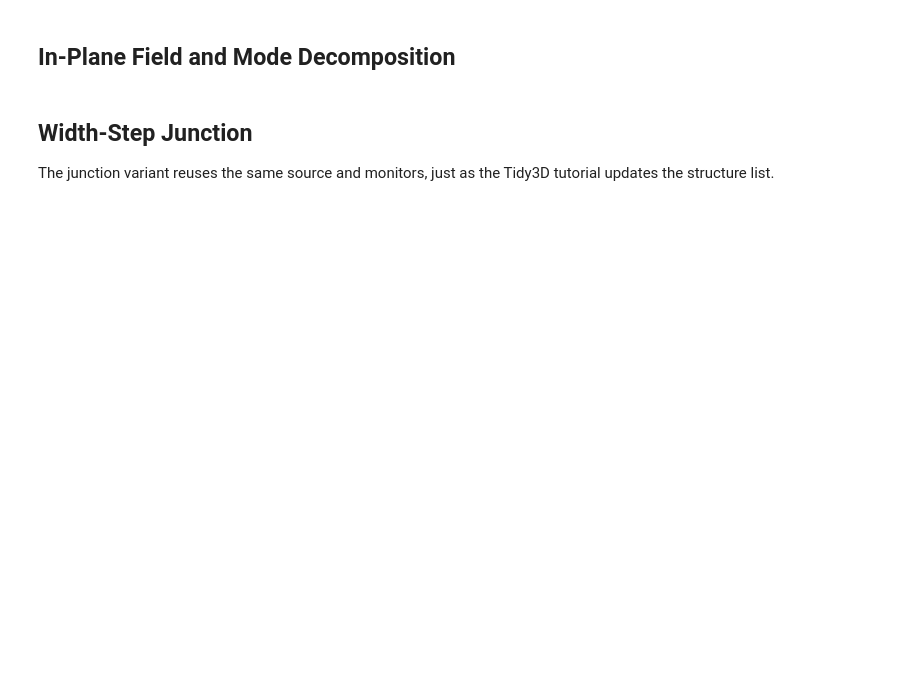
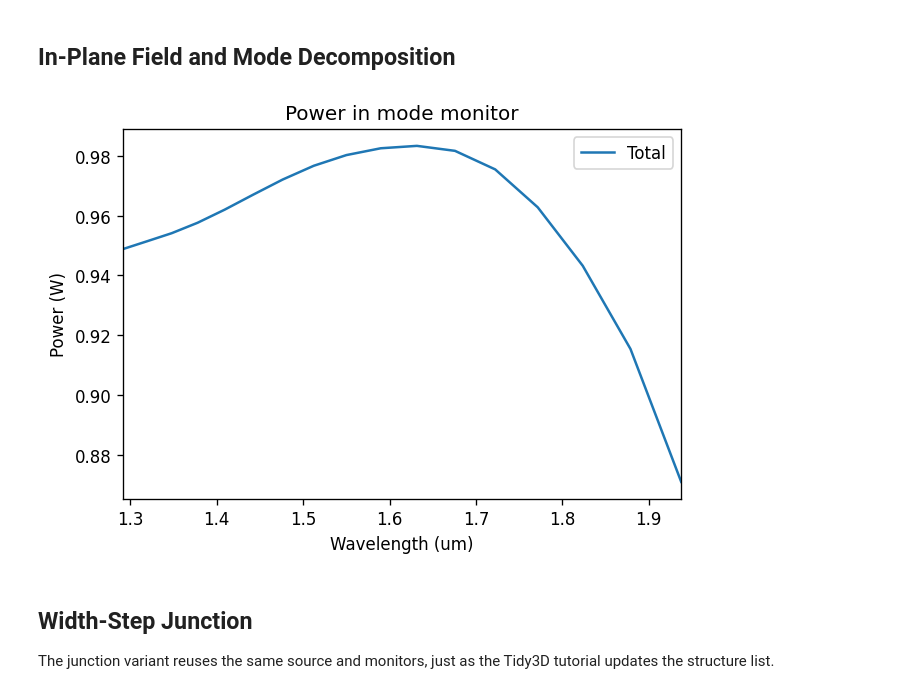
Before and after one commit to beamzorg/beamz-notebooks, a Jupyter notebook: notebooks/modal_sources_monitors.ipynb, the cells around one changed output. Drawn from its saved outputs; the diff is of its cells as text; code cells hidden in the pictures; blank space fills up the shorter version.

```diff
--- a/notebooks/modal_sources_monitors.ipynb
+++ b/notebooks/modal_sources_monitors.ipynb
@@ -38,33 +42,44 @@ plt.rcParams.update({"figure.dpi": 120})
 
 Coordinates are centered on the simulation domain, matching the mental model used by Tidy3D examples.
 # %%
+# Define the unit length as micrometer
 um = bz.um
 
+# Height and width of the waveguide
 wg_height = 0.22 * um
 wg_width = 0.45 * um
+
+# Permittivity of waveguide and substrate
 si_eps = 3.48**2
 sio2_eps = 1.45**2
 
+# Free-space wavelength and frequency (in Hz)
 lambda0 = 1.55 * um
 freq0 = bz.LIGHT_SPEED / lambda0
 fwidth = freq0 / 10
+
+# Number of frequencies to solve for
 nfreqs = 17
 freqs = np.linspace(freq0 - 2 * fwidth, freq0 + 2 * fwidth, nfreqs)
 lambdas_um = bz.LIGHT_SPEED / freqs / um
 fcent_ind = nfreqs // 2
 
+# Simulation size and PML thickness
 sim_size = (8.0 * um, 7.0 * um, 6.0 * um)
 pml_t = 1.25 * um
 src_x = -sim_size[0] / 2 + pml_t + 0.75 * um
 out_x = -src_x
 plane_size = (0.0, 3.0 * um, 2.0 * um)
 run_time = 20 / fwidth
+boundary_spec = bz.BoundarySpec.all_sides(bz.PML(thickness=pml_t, formulation="cpml"))
 
+# Mode source specification
+source_time = bz.GaussianPulse(freq0=freq0, fwidth=fwidth)
 mode_spec = bz.ModeSpec(num_modes=3, target_neff=0.98 * np.sqrt(si_eps))
 source_polarization = "te"
-grid_spec = bz.GridSpec.auto(min_steps_per_wvl=20, wavelength=lambda0)
-source_time = bz.GaussianPulse(freq0=freq0, fwidth=fwidth)
-boundary_spec = bz.BoundarySpec.all_sides(bz.PML(thickness=pml_t, formulation="cpml"))
+
+# Grid specification
+grid_spec = bz.GridSpec.auto(min_steps_per_wvl=8, wavelength=lambda0)
 # %% [markdown]
 ## Structures and Monitors
 
@@ -151,37 +187,21 @@ print(f"completed {sim.current_step} FDTD steps")
 # %% [markdown]
 ## In-Plane Field and Mode Decomposition
 # %%
-sim_data.plot_field("field", "Ey", frequency=freq0, val="real", cmap="RdBu", xlim=(-2.5, 2.5), ylim=(-2.5, 2.5))
-plt.show()
-
 flux_wg = sim_data["flux"].flux
 mode_amps = sim_data["mode"]
 coeffs_f = mode_amps.amps.sel(direction="+")
 coeffs_b = mode_amps.amps.sel(direction="-")
 
-print("Flux at central frequency:", float(flux_wg.isel(f=fcent_ind)))
-print("Power distribution at central frequency in first three modes")
-print("  positive dir.", np.abs(coeffs_f.isel(f=fcent_ind).values) ** 2)
-print("  negative dir.", np.abs(coeffs_b.isel(f=fcent_ind).values) ** 2)
-
-fig, ax = plt.subplots(1, figsize=(6, 4))
-ax.plot(lambdas_um, np.abs(coeffs_f.values) ** 2)
-ax.set_xlim([lambdas_um[-1], lambdas_um[0]])
-ax.set_xlabel("Wavelength (um)")
-ax.set_ylabel("Power in mode (W)")
-ax.set_title("Mode decomposition (forward-propagating)")
-ax.legend(["Mode 0", "Mode 1", "Mode 2"])
-plt.show()
-
 fig, ax = plt.subplots(1, figsize=(6, 4))
 ax.plot(lambdas_um, flux_wg)
-ax.plot(lambdas_um, np.abs(coeffs_f.sel(mode_index=0)) ** 2)
 ax.set_xlim([lambdas_um[-1], lambdas_um[0]])
 ax.set_xlabel("Wavelength (um)")
 ax.set_ylabel("Power (W)")
 ax.set_title("Power in mode monitor")
 ax.legend(["Total", "Mode 0"])
 plt.show()
+# %% [output]
+[figure, added]
 # %% [markdown]
 ## Width-Step Junction
 
```
Also changed, not shown: parts of 8 cells of this notebook.
